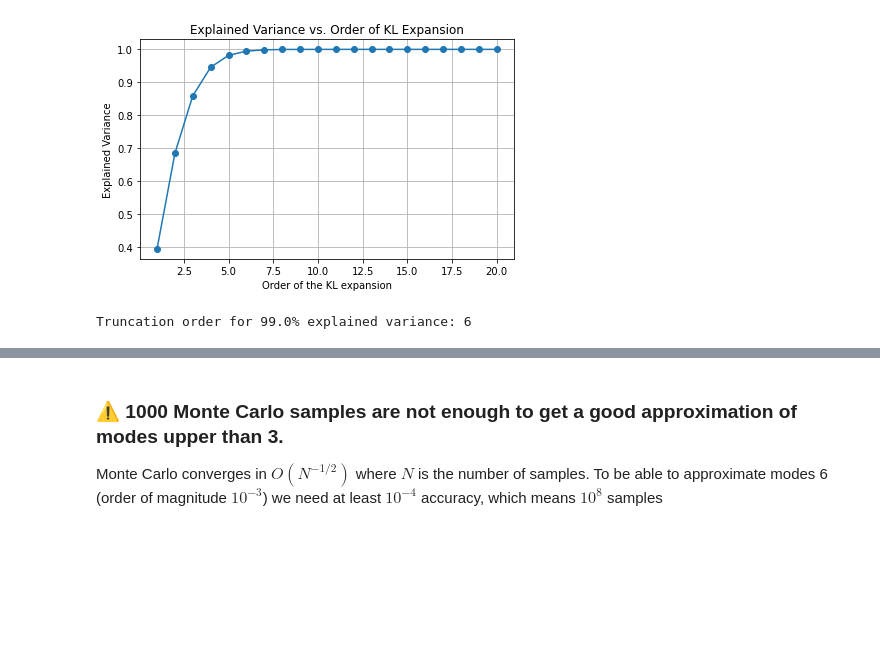
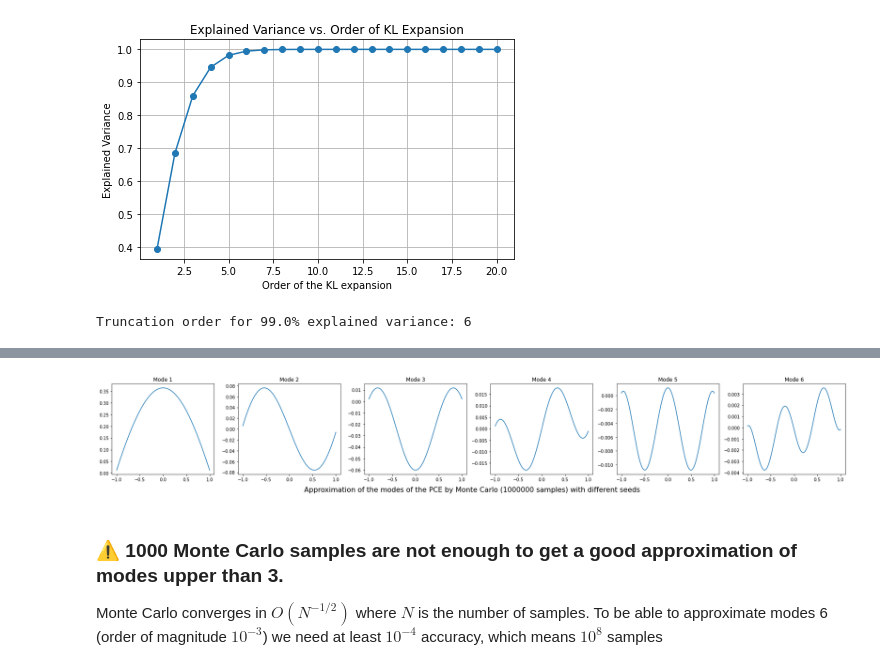
Before and after one commit to bonneted/pinn-cm, a Jupyter notebook: UQ/poisson_equation.ipynb, the cells around one changed output, grey strips where cells are left out. Drawn from its saved outputs; the diff is of its cells as text; code cells hidden in the pictures; blank space fills up the shorter version.

```diff
--- a/UQ/poisson_equation.ipynb
+++ b/UQ/poisson_equation.ipynb
@@ -315,3 +317,20 @@ plot_modes(modes_functions, x_test)
+# %%
+#save the reference solution
+mean_modes = np.zeros((truncation_order, len(x_test)))
+for seed in range(0,5):
+    mean_modes += modes_functions[seed]
+mean_modes = mean_modes/5
+
+np.save('reference_PCE_modes.npy', mean_modes)
+
+fig, axs = plt.subplots(1, len(modes_functions[0]), figsize=(24, 4))
+for i, mode in enumerate(mean_modes):
+    axs[i].plot(x_test, mode)
+    axs[i].set_title(f"Mode {i+1}")
+plt.suptitle(f"Approximation of the modes of the PCE by Monte Carlo ({n_xi_samples} samples) with different seeds", y=0, fontsize=16)
+plt.tight_layout()
+# %% [output]
+[figure, added]
 # %% [markdown]
 ### ⚠ 1000 Monte Carlo samples are not enough to get a good approximation of modes upper than 3.
 
```
Also changed, not shown: parts of 6 cells of this notebook.
